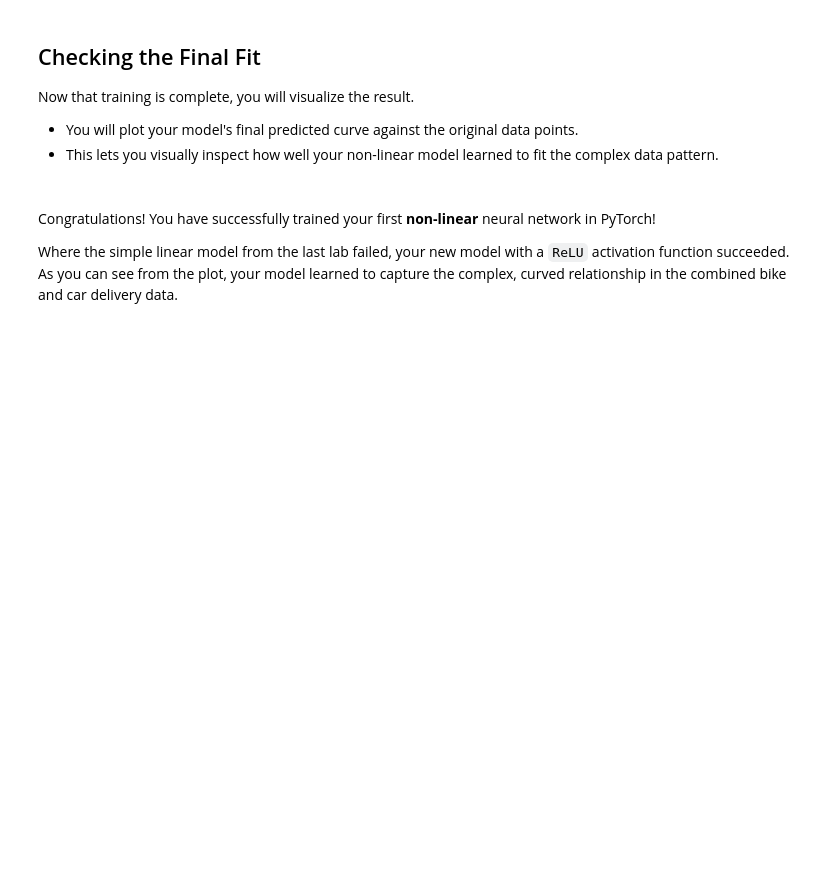
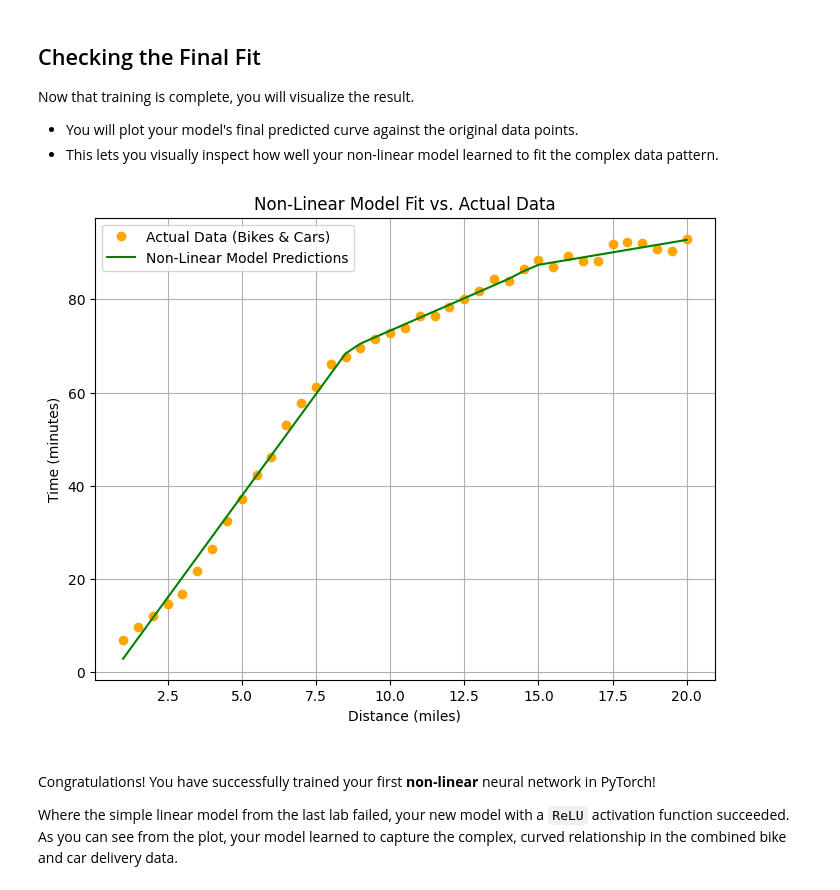
Before and after one commit to MaviRogar/pytorch_for_dl_specialization_deeplearning.ai, a Jupyter notebook: notebooks/C1_M1_Lab_2_activation_functions.ipynb, the cells around one changed output. Cells and saved outputs as stored; diff of their text form; code cells hidden in the pictures; blank space fills up the shorter version.

```diff
--- a/notebooks/C1_M1_Lab_2_activation_functions.ipynb
+++ b/notebooks/C1_M1_Lab_2_activation_functions.ipynb
@@ -142,7 +170,9 @@ Now that training is complete, you will visualize the result.
 * You will plot your model's final predicted curve against the original data points.
 * This lets you visually inspect how well your non-linear model learned to fit the complex data pattern.
 # %%
-helper_utils.plot_final_fit(model, distances, times, distances_norm, times_std, times_mean)
+helper_utils_C1_M1_Lab_2.plot_final_fit(model, distances, times, distances_norm, times_std, times_mean)
+# %% [output]
+[figure, added]
 # %% [markdown]
 <br>
 
```
Also changed, not shown: parts of 6 cells of this notebook.
